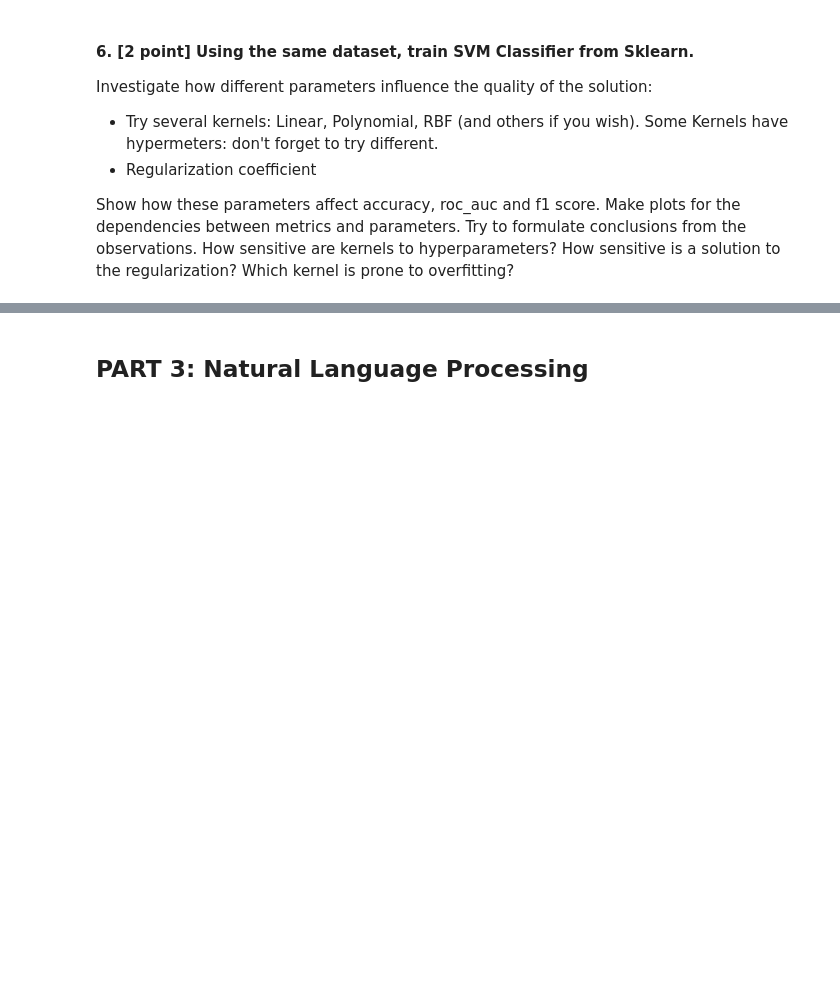
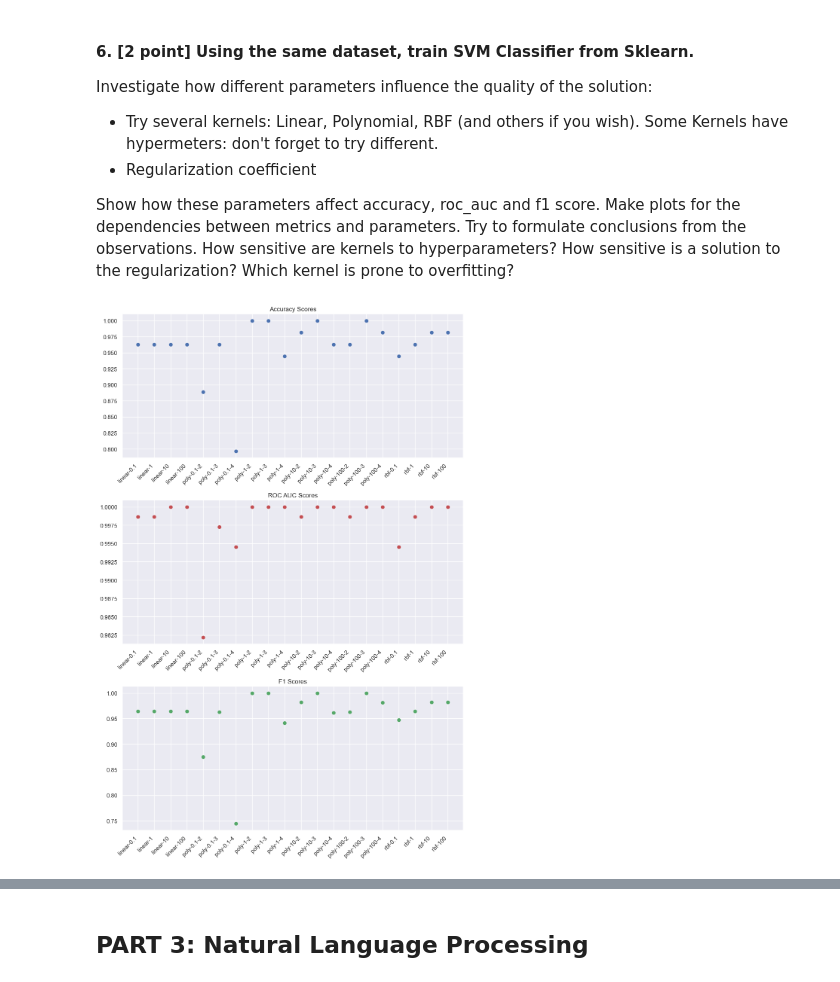
Before and after one commit to famusovsky/ml-hw, a Jupyter notebook: hw3/HW3_v8.ipynb, the cells around one changed output, grey strips where cells are left out. Cells and saved outputs as stored; diff of their text form; code cells hidden in the pictures; blank space fills up the shorter version.

```diff
--- a/hw3/HW3_v8.ipynb
+++ b/hw3/HW3_v8.ipynb
@@ -146,6 +146,16 @@ class Logit(BaseEstimator, ClassifierMixin):
         plt.xlabel('Iteration')
         plt.ylabel('Loss')
         plt.show()
+
+    def get_params(self, deep=True):
+        return {
+            'beta': self.beta,
+            'gamma': self.gamma,
+            'lr': self.learning_rate,
+            'max_iter': self.max_iter,
+            'random_state': self.random_state,
+            'tolerance': self.tolerance,
+        }
 # %%
 # sample data to test your model
 from sklearn.datasets import make_classification
@@ -193,0 +202,90 @@ Try to formulate conclusions from the observations. How sensitive are kernels to
+# %%
+from sklearn import svm
+from sklearn.metrics import accuracy_score, roc_auc_score, f1_score
+from sklearn.model_selection import GridSearchCV
+
+# Define the SVM parameter grid
+param_grid = {
+    'C': [0.1, 1, 10, 100],
+    'kernel': ['linear', 'poly', 'rbf'],
+    'degree': [2, 3, 4],  # Degree for poly kernel
+}
+
+# Initialize lists to store results
+kernels = []
+C_values = []
+degrees = []
+accuracy_scores = []
+roc_auc_scores = []
+f1_scores = []
+
+# Iterate over parameter combinations
+for kernel in param_grid['kernel']:
+    for C in param_grid['C']:
+        if kernel == 'poly':
+            for degree in param_grid['degree']:
+                model = svm.SVC(kernel=kernel, C=C, degree=degree, probability=True)
+                model.fit(X_train, y_train)
+
+                # Predictions
+                y_pred = model.predict(X_test)
+                y_proba = model.predict_proba(X_test)[:, 1]
+
+                # Metrics
+                accuracy = accuracy_score(y_test, y_pred)
+                roc_auc = roc_auc_score(y_test, y_proba)
+                f1 = f1_score(y_test, y_pred)
+
+                # Append results to lists
+                kernels.append(kernel)
+                C_values.append(C)
+                degrees.append(degree)
+                accuracy_scores.append(accuracy)
+                roc_auc_scores.append(roc_auc)
+                f1_scores.append(f1)
+        else:
+            model = svm.SVC(kernel=kernel, C=C, probability=True)
+            model.fit(X_train, y_train)
+
+            # Predictions
+            y_pred = model.predict(X_test)
+            y_proba = model.predict_proba(X_test)[:, 1]
+
+            # Metrics
+            accuracy = accuracy_score(y_test, y_pred)
+            roc_auc = roc_auc_score(y_test, y_proba)
+            f1 = f1_score(y_test, y_pred)
+
+            # Append results to lists
+            kernels.append(kernel)
+            C_values.append(C)
+            degrees.append(None)
+            accuracy_scores.append(accuracy)
+            roc_auc_scores.append(roc_auc)
+            f1_scores.append(f1)
+
+# Visualize the results
+fig, axes = plt.subplots(nrows=3, ncols=1, figsize=(10, 15))
+
+# Accuracy plot
+axes[0].scatter(range(len(accuracy_scores)), accuracy_scores, c='b', marker='o')
+axes[0].set_title('Accuracy Scores')
+axes[0].set_xticks(range(len(accuracy_scores)))
+axes[0].set_xticklabels([f'{kernel}-{C}-{degree}' if degree is not None else f'{kernel}-{C}' for kernel, C, degree in zip(kernels, C_values, degrees)], rotation=45, ha='right')
+
+# ROC AUC plot
+axes[1].scatter(range(len(roc_auc_scores)), roc_auc_scores, c='r', marker='o')
+axes[1].set_title('ROC AUC Scores')
+axes[1].set_xticks(range(len(roc_auc_scores)))
+axes[1].set_xticklabels([f'{kernel}-{C}-{degree}' if degree is not None else f'{kernel}-{C}' for kernel, C, degree in zip(kernels, C_values, degrees)], rotation=45, ha='right')
+
+# F1 Score plot
+axes[2].scatter(range(len(f1_scores)), f1_scores, c='g', marker='o')
+axes[2].set_title('F1 Scores')
+axes[2].set_xticks(range(len(f1_scores)))
+axes[2].set_xticklabels([f'{kernel}-{C}-{degree}' if degree is not None else f'{kernel}-{C}' for kernel, C, degree in zip(kernels, C_values, degrees)], rotation=45, ha='right')
+
+plt.tight_layout()
+plt.show()
+# %% [output]
+[figure, added]
```
Also changed, not shown: parts of 10 cells of this notebook.
